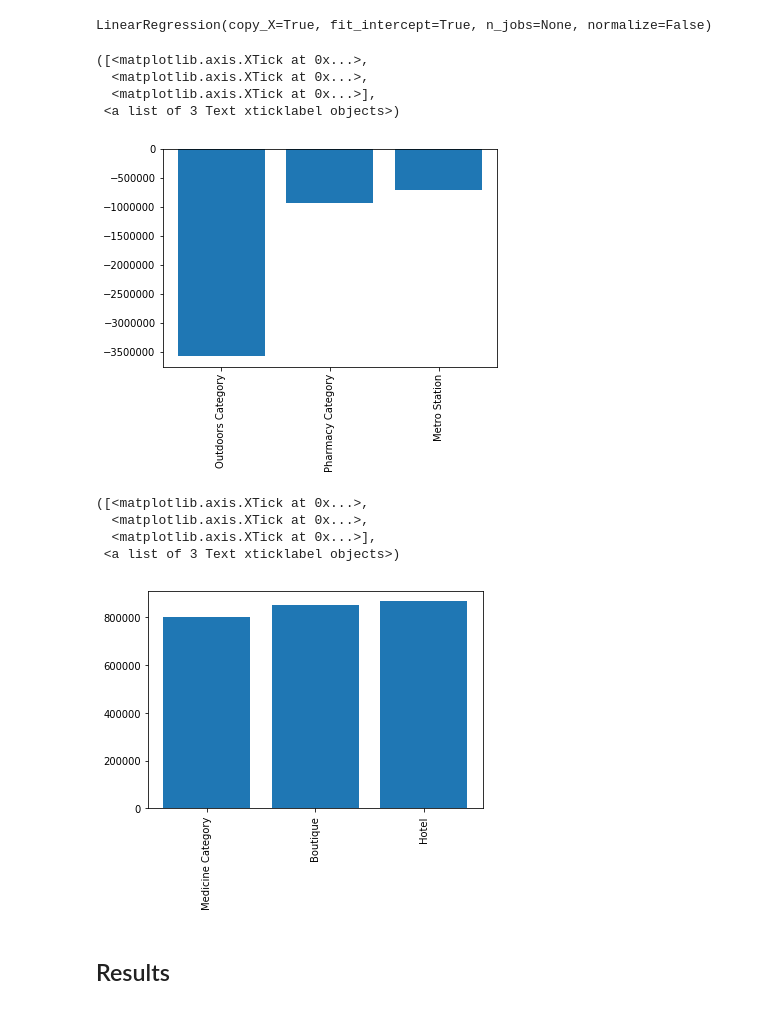
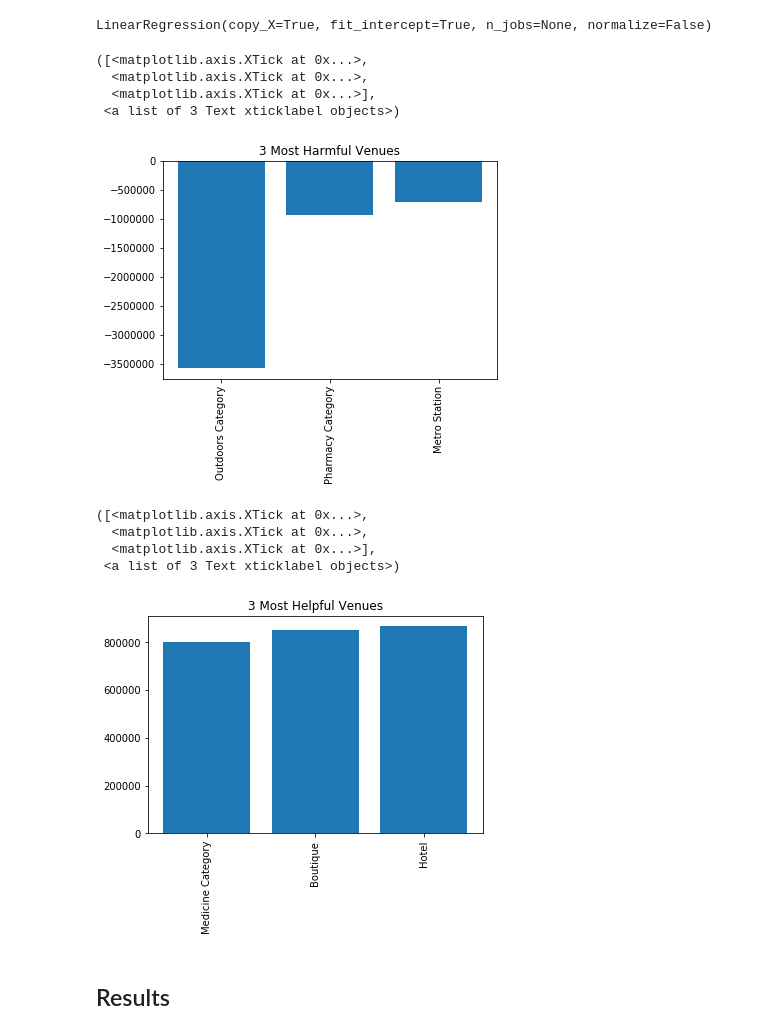
Before and after one commit to tmorales1/Coursera_Capstone, a Jupyter notebook: Apartment Price Explanation/Apartment Pricing.ipynb, the cells around one changed output. Drawn from its saved outputs; the diff is of its cells as text; code cells hidden in the pictures.

```diff
--- a/Apartment Price Explanation/Apartment Pricing.ipynb
+++ b/Apartment Price Explanation/Apartment Pricing.ipynb
@@ -795,23 +795,25 @@ categories = [ j for i, j in sorted_categories_coefs ]
 # %%
 # 3 Most harmful venues to have nearby
 plt.bar(categories[0:3], coefs[0:3])
+plt.title('3 Most Harmful Venues')
 plt.xticks(categories[0:3], categories[0:3], rotation='vertical')
 # %% [output]
 ([<matplotlib.axis.XTick at 0x...>,
   <matplotlib.axis.XTick at 0x...>,
   <matplotlib.axis.XTick at 0x...>],
  <a list of 3 Text xticklabel objects>)
-[figure, old version]
+[figure, new version]
 # %%
 # 3 Best venues to have nearby
 plt.bar(categories[-4:-1], coefs[-4:-1])
+plt.title('3 Most Helpful Venues')
 plt.xticks(categories[-4:-1], categories[-4:-1], rotation='vertical')
 # %% [output]
 ([<matplotlib.axis.XTick at 0x...>,
   <matplotlib.axis.XTick at 0x...>,
   <matplotlib.axis.XTick at 0x...>],
  <a list of 3 Text xticklabel objects>)
-[figure, old version]
+[figure, new version]
 # %% [markdown]
 ## Results
 # %% [markdown]
```
Also changed, not shown: parts of 2 cells of this notebook, 8 other files.
